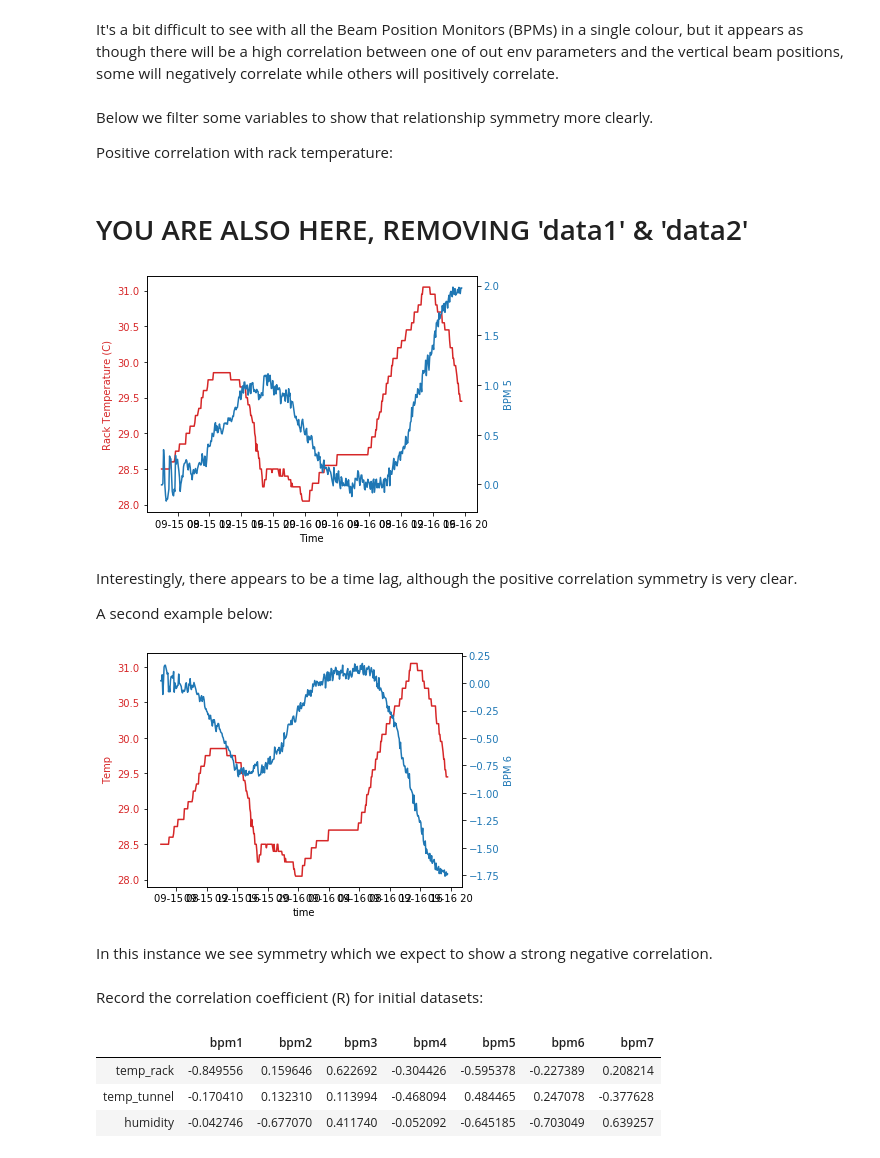
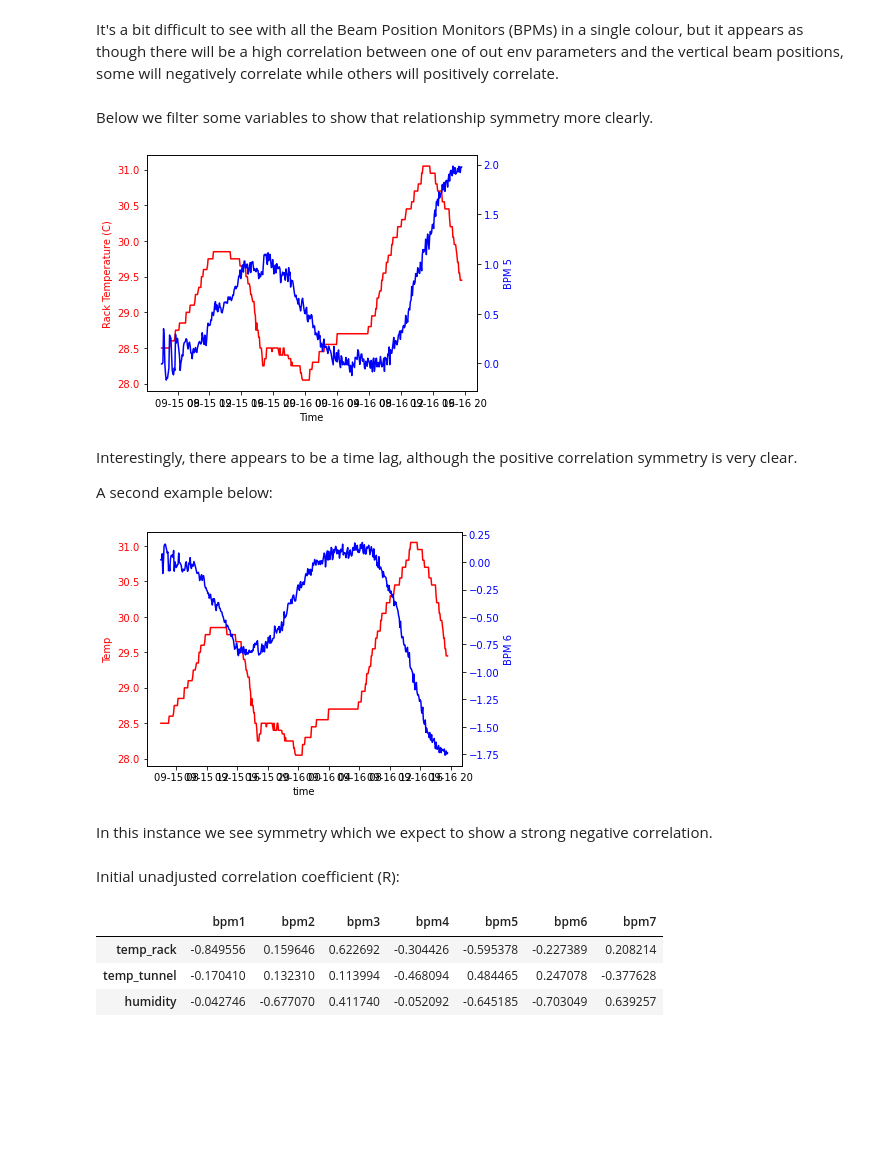
Before and after one commit to 20spaghetti/Electron-Beam-Position-Drift-Study, a Jupyter notebook: Electron Beam Position Drift Study.ipynb, the cells around one changed output. Cells and saved outputs as stored; diff of their text form; code cells hidden in the pictures; blank space fills up the shorter version.

```diff
--- a/Electron Beam Position Drift Study.ipynb
+++ b/Electron Beam Position Drift Study.ipynb
@@ -182,23 +238,15 @@ In this section:
 # %%
-# bpmy has LOCO data between 100000 - 130000
-
-#bpmy_start = 130000  # < -----------------------------------------------Set sub-potion of data by start & end index
-#bpmy_end = round((len(bpmy)-130000)*2/3) + bpmy_start
-
-bpmy_start = 0
+# bpmy has LOCO data between index 100000 - 130000
+#Set sub-potion of data by start & end index
 bpmy_end = 100000
 
 # bpmx has bad data between 50000 - 51800
-#bpmx_start = 51800 # < -----------------------------------------------Set sub-potion of data by start & end index
-#bpmx_end = round((len(bpmx)-51800)*2/3) + bpmx_start
-
-bpmx_start = 0
+#Set sub-potion of data by start & end index
 bpmx_end = 50000
 
-
 # Drop Nans and trim loco data
-bpmy_trim = bpmy.iloc[bpmy_start:bpmy_end].dropna()
-bpmx_trim = bpmx.iloc[bpmx_start:bpmx_end].dropna()
+bpmy_trim = bpmy.iloc[:bpmy_end].dropna()
+bpmx_trim = bpmx.iloc[:bpmx_end].dropna()
 temp_rack_trim = temp_rack.dropna()
 temp_tunnel_trim = temp_tunnel.dropna()
 humidity_trim = humidity.dropna()
@@ -352,30 +386,24 @@ plt.show()
 It's a bit difficult to see with all the Beam Position Monitors (BPMs) in a single colour, but it appears as though there will be a high correlation between one of out env parameters and the vertical beam positions, some will negatively correlate while others will positively correlate.
 # %% [markdown]
 Below we filter some variables to show that relationship symmetry more clearly.
-
-Positive correlation with rack temperature:
-# %% [markdown]
-# YOU ARE ALSO HERE, REMOVING 'data1' & 'data2'
 # %%
 fig, ax1 = plt.subplots()
 
-color = 'tab:red'
 ax1.set_xlabel('Time')
-ax1.set_ylabel('Rack Temperature (C)', color=color)
-ax1.plot(all_y.iloc[:, 7], color=color)
-ax1.tick_params(axis='y', labelcolor=color)
+ax1.set_ylabel('Rack Temperature (C)', color='#ff0000')
+ax1.plot(all_y.iloc[:, 7], color='#ff0000')
+ax1.tick_params(axis='y', labelcolor='#ff0000')
 
 ax2 = ax1.twinx()  # instantiate a second axes that shares the same x-axis
 
-color = 'tab:blue'
-ax2.set_ylabel('BPM 5', color=color)  # we already handled the x-label with ax1
-ax2.plot(all_y.iloc[:, 5], color=color)
-ax2.tick_params(axis='y', labelcolor=color)
+ax2.set_ylabel('BPM 5', color='#0000ff')  # we already handled the x-label with ax1
+ax2.plot(all_y.iloc[:, 5], color='#0000ff')
+ax2.tick_params(axis='y', labelcolor='#0000ff')
 
 fig.tight_layout()  # otherwise the right y-label is slightly clipped
 plt.show()
 # %% [output]
-[figure, old version]
+[figure, new version]
 # %% [markdown]
 Interestingly, there appears to be a time lag, although the positive correlation symmetry is very clear.
 
@@ -383,27 +411,25 @@ A second example below:
 # %%
 fig, ax1 = plt.subplots()
 
-color = 'tab:red'
 ax1.set_xlabel('time')
-ax1.set_ylabel('Temp', color=color)
-ax1.plot(all_y.iloc[:, 7:8], color=color)
-ax1.tick_params(axis='y', labelcolor=color)
+ax1.set_ylabel('Temp', color='#ff0000')
+ax1.plot(all_y.iloc[:, 7:8], color='#ff0000')
+ax1.tick_params(axis='y', labelcolor='#ff0000')
 
 ax2 = ax1.twinx()  # instantiate a second axes that shares the same x-axis
 
-color = 'tab:blue'
-ax2.set_ylabel('BPM 6', color=color)  # we already handled the x-label with ax1
-ax2.plot(all_y.iloc[:, 6:7], color=color)
-ax2.tick_params(axis='y', labelcolor=color)
+ax2.set_ylabel('BPM 6', color='#0000ff')  # we already handled the x-label with ax1
+ax2.plot(all_y.iloc[:, 6:7], color='#0000ff')
+ax2.tick_params(axis='y', labelcolor='#0000ff')
 
 fig.tight_layout()  # otherwise the right y-label is slightly clipped
 plt.show()
 # %% [output]
-[figure, old version]
+[figure, new version]
 # %% [markdown]
 In this instance we see symmetry which we expect to show a strong negative correlation.
 # %% [markdown]
-Record the correlation coefficient (R) for initial datasets:
+Initial unadjusted correlation coefficient (R):
 # %%
 all_x.corr().loc[['temp_rack', 'temp_tunnel', 'humidity'],['bpm1', 'bpm2', 'bpm3', 'bpm4', 'bpm5', 'bpm6', 'bpm7']]
 # %% [output]
```
Also changed, not shown: parts of 46 cells of this notebook.
